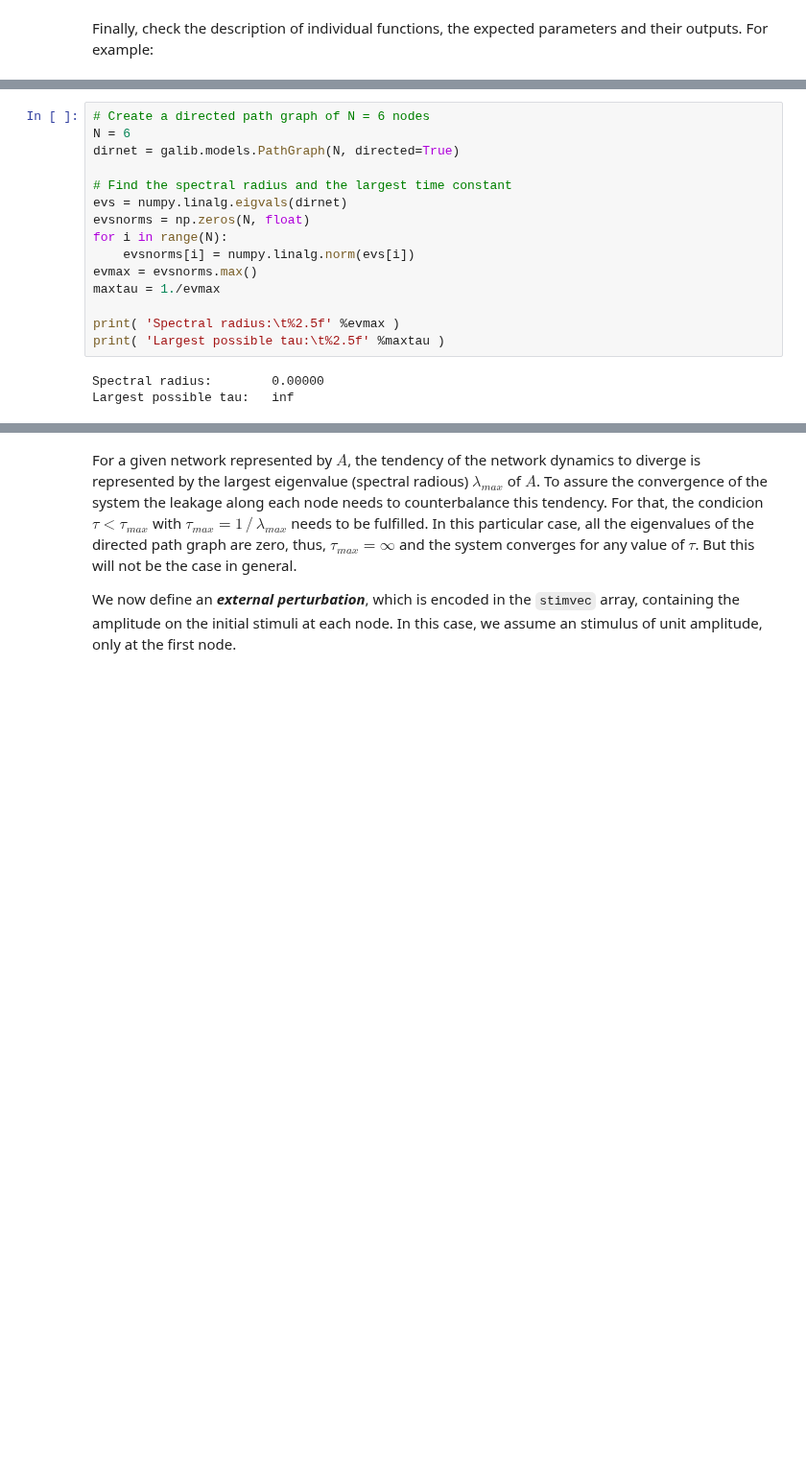
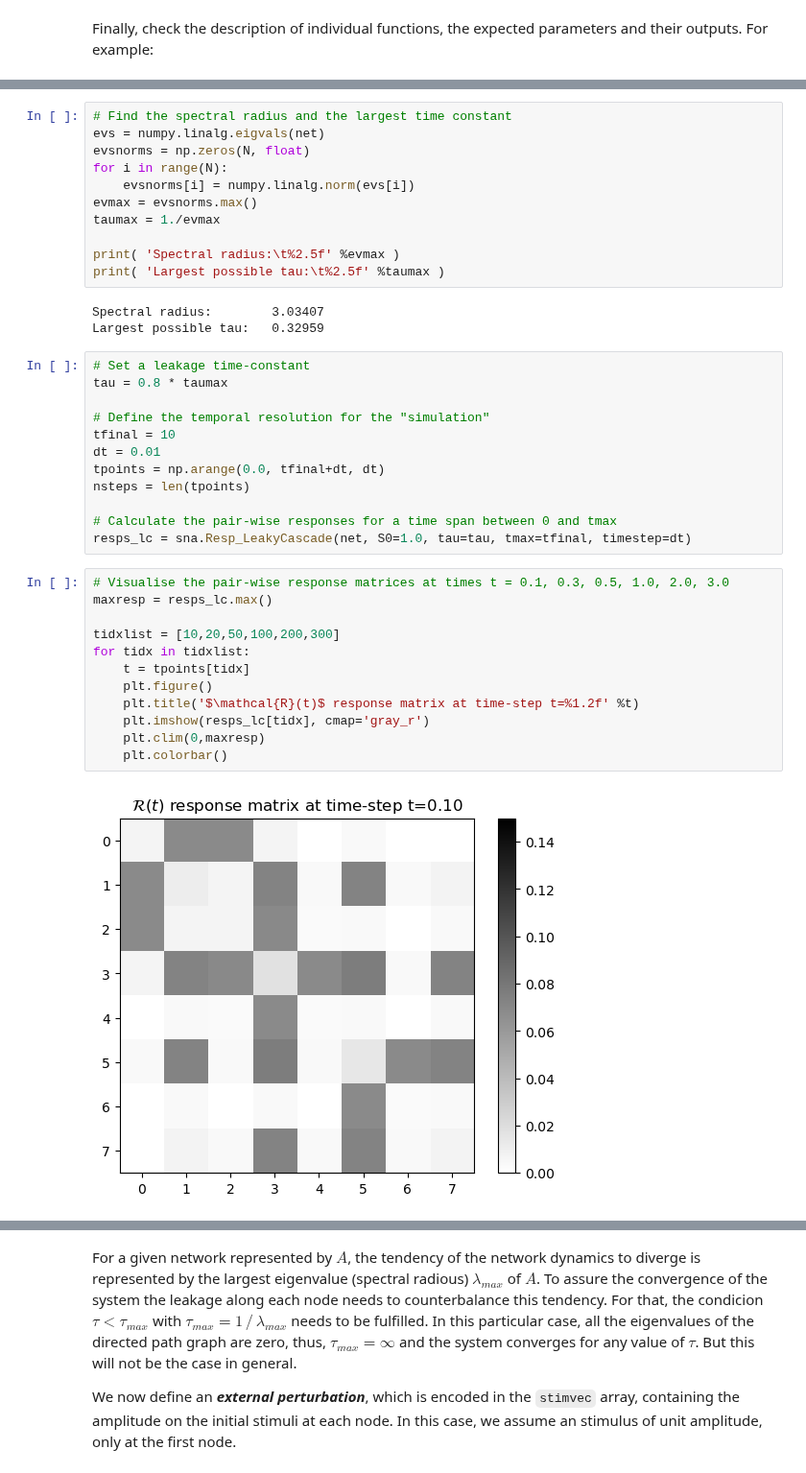
Before and after one commit to mb-BCA/SiReNetA_Tutorials, a Jupyter notebook: 1_GettingStarted.ipynb, the cells around one changed output, grey strips where cells are left out. Shown at 96% size. Cells and saved outputs as stored; diff of their text form; blank space fills up the shorter version.

```diff
--- a/1_GettingStarted.ipynb
+++ b/1_GettingStarted.ipynb
@@ -130,18 +173,40 @@ In this first example we will:
 # %%
-# Create a directed path graph of N = 6 nodes
-N = 6
-dirnet = galib.models.PathGraph(N, directed=True)
-
 # Find the spectral radius and the largest time constant
-evs = numpy.linalg.eigvals(dirnet)
+evs = numpy.linalg.eigvals(net)
 evsnorms = np.zeros(N, float)
 for i in range(N):
     evsnorms[i] = numpy.linalg.norm(evs[i])
 evmax = evsnorms.max()
-maxtau = 1./evmax
+taumax = 1./evmax
 
 print( 'Spectral radius:\t%2.5f' %evmax )
-print( 'Largest possible tau:\t%2.5f' %maxtau )
+print( 'Largest possible tau:\t%2.5f' %taumax )
 # %% [output]
-Spectral radius:        0.00000
-Largest possible tau:   inf
+Spectral radius:        3.03407
+Largest possible tau:   0.32959
+# %%
+# Set a leakage time-constant
+tau = 0.8 * taumax
+
+# Define the temporal resolution for the "simulation"
+tfinal = 10
+dt = 0.01
+tpoints = np.arange(0.0, tfinal+dt, dt)
+nsteps = len(tpoints)
+
+# Calculate the pair-wise responses for a time span between 0 and tmax
+resps_lc = sna.Resp_LeakyCascade(net, S0=1.0, tau=tau, tmax=tfinal, timestep=dt)
+# %%
+# Visualise the pair-wise response matrices at times t = 0.1, 0.3, 0.5, 1.0, 2.0, 3.0
+maxresp = resps_lc.max()
+
+tidxlist = [10,20,50,100,200,300]
+for tidx in tidxlist:
+    t = tpoints[tidx]
+    plt.figure()
+    plt.title('$\mathcal{R}(t)$ response matrix at time-step t=%1.2f' %t)
+    plt.imshow(resps_lc[tidx], cmap='gray_r')
+    plt.clim(0,maxresp)
+    plt.colorbar()
+# %% [output]
+[figure, added]
```
Also changed, not shown: parts of 40 cells of this notebook.
